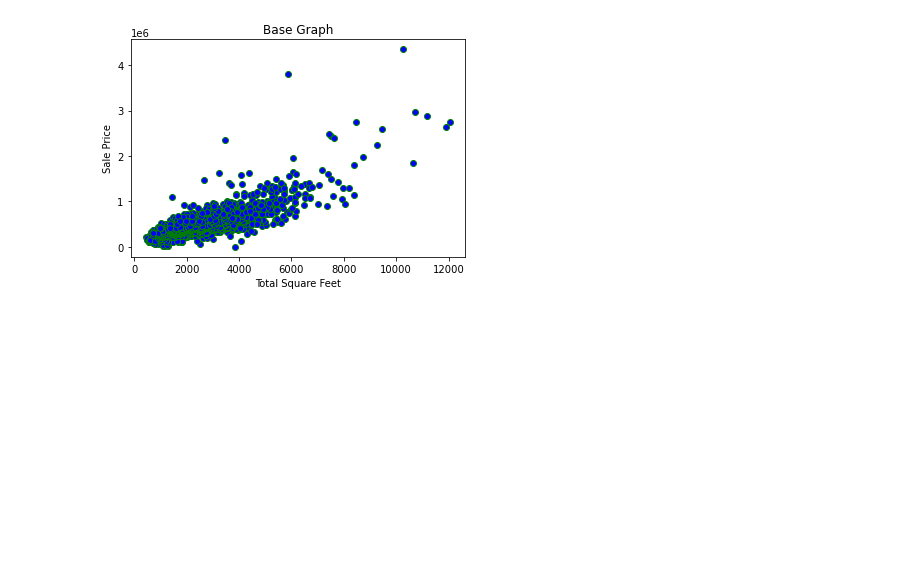
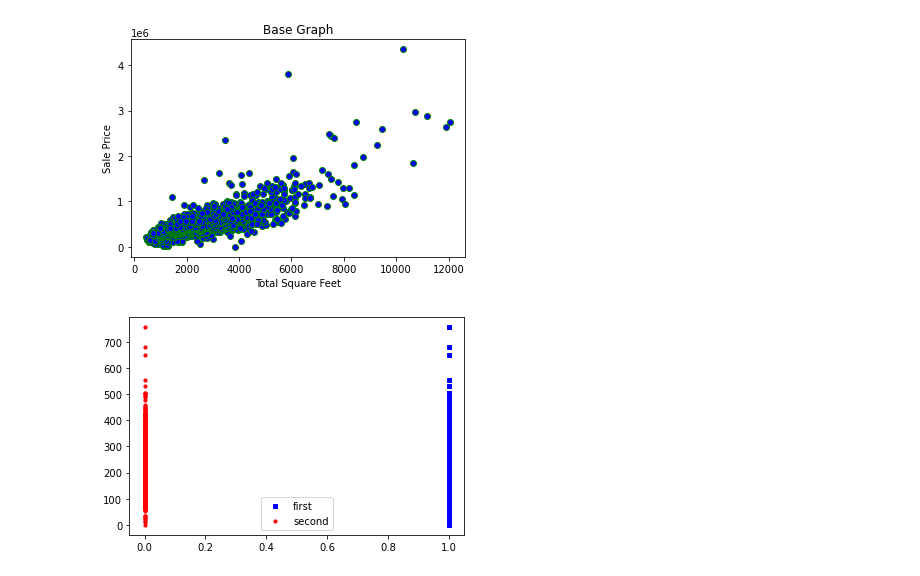
Before and after one commit to willserene/Housing_Analysis, a Jupyter notebook: Graphs.ipynb, the cells around one changed output. Saved outputs shown, nothing was run; the diff lists cells and outputs as text; code cells hidden in the pictures; blank space fills up the shorter version.

Commit message:
first attempt at school graphs

```diff
--- a/Graphs.ipynb
+++ b/Graphs.ipynb
@@ -90,0 +86,26 @@ x_
+# %%
+#Scatter Plot 1 total sq ft vs price
+#Highschool == true, highschool == NaN
+#subplot attempt #1
+# fig, ax = plt.subplots(2, figsize=(10, 6))
+# ax[0].scatter(x = sq_ft['High School Rank'], y = sq_ft['Dollar/sq ft'])
+# ax[0].set_xlabel("Living Area Above Ground")
+# ax[0].set_ylabel("House Price")
+
+# ax[1].scatter(x = (sq['Overall Qual']=NaN), y = df['SalePrice'])
+# ax[1].set_xlabel("Overall Quality")
+# ax[1].set_ylabel("House Price")
+
+x_axis = sq_ft['High School Rank'] != 'NaN'
+x_axis_2 = sq_ft['High School Rank'] == 'NaN'
+y_axis = sq_ft['Dollar/sq ft']
+
+fig = plt.figure()
+ax1 = fig.add_subplot(111)
+
+ax1.scatter(x_axis, y_axis, s=10, c='b', marker="s", label='first')
+ax1.scatter(x_axis_2,y_axis, s=10, c='r', marker="o", label='second')
+plt.legend(loc='best');
+plt.show()
+# %% [output]
+[figure, added]
```
Also changed, not shown: parts of 2 cells of this notebook.
